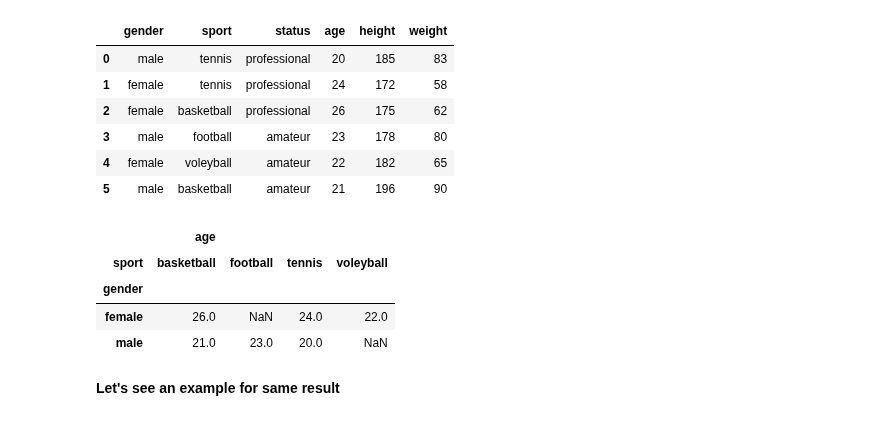
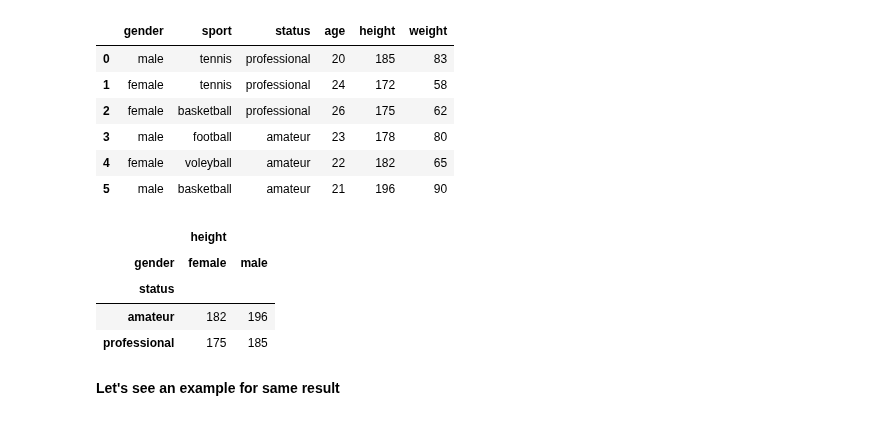
Before and after one commit to Bir01/02_DATA_SCIENCE_DATA_ANALYTICS_MODULE, a Jupyter notebook: 3- Classes_Labs/2. DAwPY/DAwPy_S5_6_(Groupby_and_Useful_Operations)-student-Copy1.ipynb, the cells around one changed output. Cells and saved outputs as stored; diff of their text form; code cells hidden in the pictures.

```diff
--- a/3- Classes_Labs/2. DAwPY/DAwPy_S5_6_(Groupby_and_Useful_Operations)-student-Copy1.ipynb
+++ b/3- Classes_Labs/2. DAwPY/DAwPy_S5_6_(Groupby_and_Useful_Operations)-student-Copy1.ipynb
@@ -1804,16 +1868,16 @@ df7
 | 4 | female | voleyball | amateur | 22 | 182 | 65 |
 | 5 | male | basketball | amateur | 21 | 196 | 90 |
 # %%
-df7.pivot_table(index = "gender",    #ascii degerlerine göre gelir.aggfunc tanimlanmasa da default olarak mean ini alacak
-                columns = "sport",
-                values = ["age"],
-                aggfunc = "mean")
+df7.pivot_table(index = "status",    #ascii degerlerine göre gelir.aggfunc tanimlanmasa da default olarak mean ini alacak
+                columns = "gender",
+                values = ["height"],
+                aggfunc = "max")
 # %% [output]
-|  | age |  |  |  |
-| sport | basketball | football | tennis | voleyball |
-| gender |  |  |  |  |
-| female | 26.0 | NaN | 24.0 | 22.0 |
-| male | 21.0 | 23.0 | 20.0 | NaN |
+|  | height |  |
+| gender | female | male |
+| status |  |  |
+| amateur | 182 | 196 |
+| professional | 175 | 185 |
 # %% [markdown]
 **Let's see an example for same result**
 # %%
```
Also changed, not shown: parts of 88 cells of this notebook, 1 other file.
